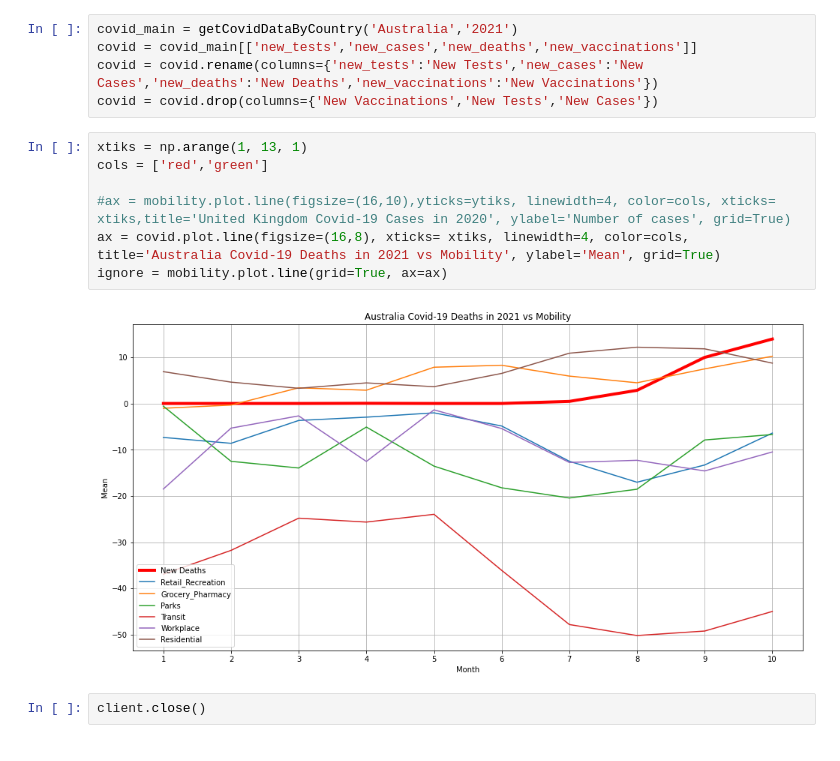
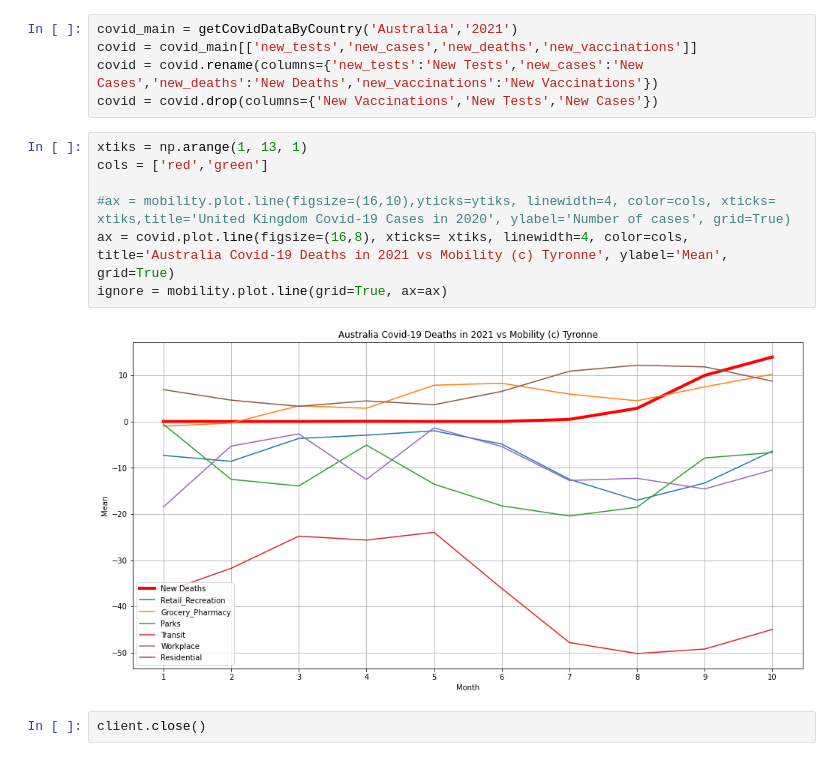
Before and after one commit to bershath/covid-analysis, a Jupyter notebook: covid_mobility.ipynb, the cells around one changed output. Drawn from its saved outputs; the diff is of its cells as text.

```diff
--- a/covid_mobility.ipynb
+++ b/covid_mobility.ipynb
@@ -90,11 +90,11 @@ covid = covid.drop(columns={'New Vaccinations','New Tests','New Cases'})
 # %%
 xtiks = np.arange(1, 13, 1)
 cols = ['red','green']
 
 #ax = mobility.plot.line(figsize=(16,10),yticks=ytiks, linewidth=4, color=cols, xticks= xtiks,title='United Kingdom Covid-19 Cases in 2020', ylabel='Number of cases', grid=True)
-ax = covid.plot.line(figsize=(16,8), xticks= xtiks, linewidth=4, color=cols, title='Australia Covid-19 Deaths in 2021 vs Mobility', ylabel='Mean', grid=True)
+ax = covid.plot.line(figsize=(16,8), xticks= xtiks, linewidth=4, color=cols, title='Australia Covid-19 Deaths in 2021 vs Mobility (c) Tyronne', ylabel='Mean', grid=True)
 ignore = mobility.plot.line(grid=True, ax=ax)
 # %% [output]
-[figure, old version]
+[figure, new version]
 # %%
 client.close()
```
Also changed, not shown: parts of 1 cell of this notebook.
